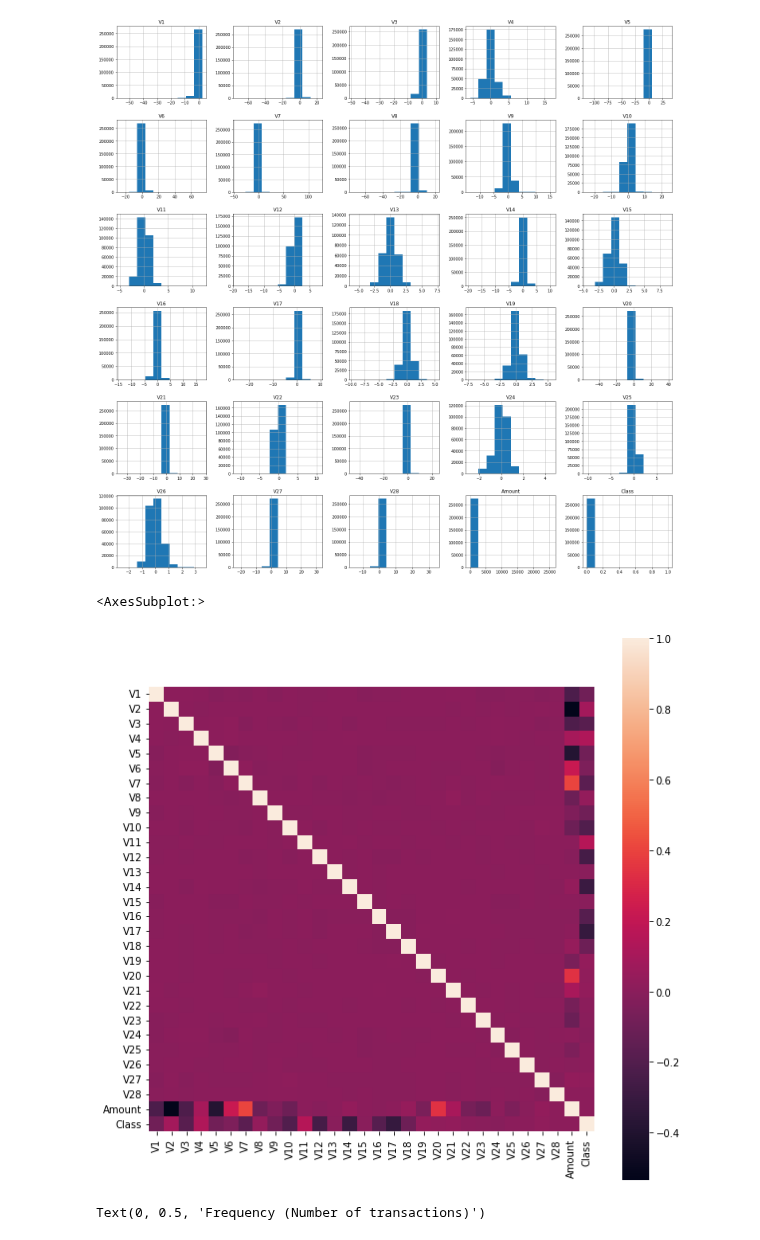
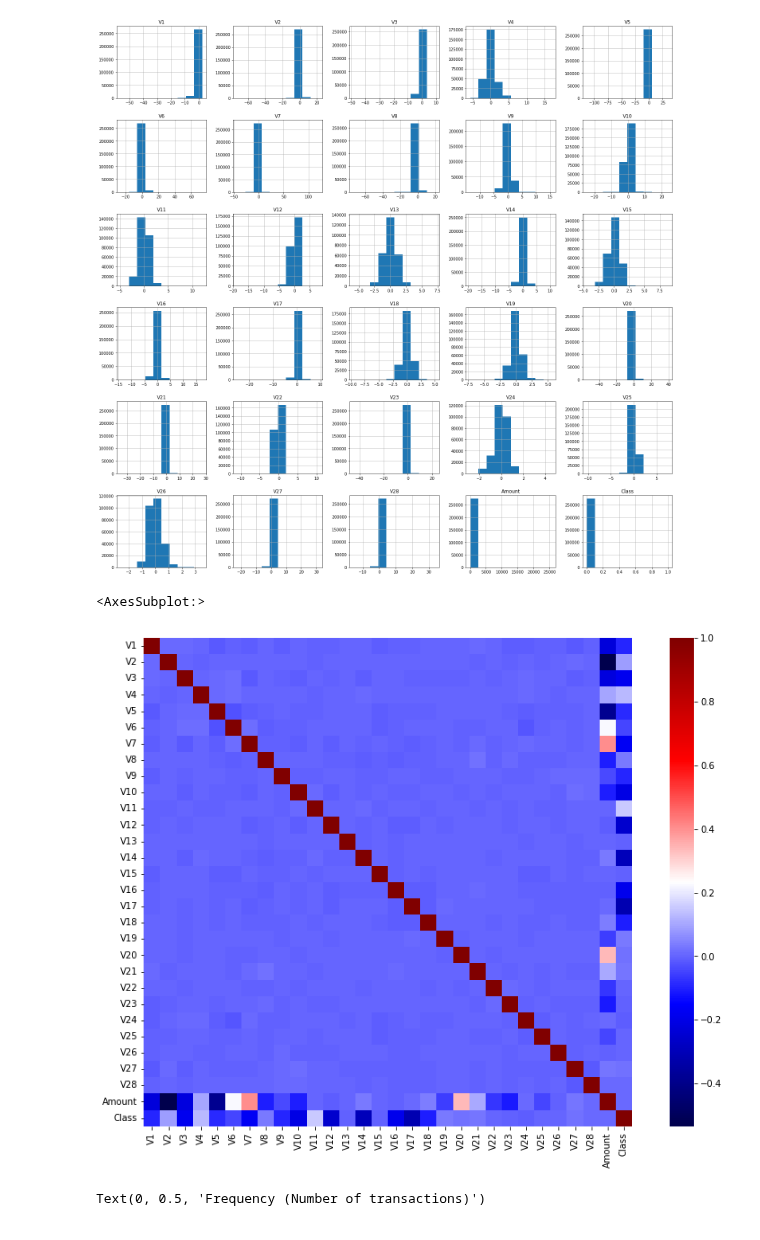
Before and after one commit to PHNPR/Credit-Card-Fraud-Detection, a Jupyter notebook: Credit Card Fraud.ipynb, the cells around one changed output. Cells and saved outputs as stored; diff of their text form; code cells hidden in the pictures.

```diff
--- a/Credit Card Fraud.ipynb
+++ b/Credit Card Fraud.ipynb
@@ -70,11 +71,11 @@ plt.show()
 [figure]
 # %%
 # Correlation Matrix
-fig = plt.figure(figsize=(10,10))
-sns.heatmap(data.corr() , square= True )
+fig = plt.figure(figsize=(15,10))
+sns.heatmap(data.corr() , square= True , cmap= plt.get_cmap('seismic'))
 # %% [output]
 <AxesSubplot:>
-[figure, old version]
+[figure, new version]
 # %%
 # plotting a bar graph showing normal transactions and fraud transactions.
 count_classes = pd.value_counts(data['Class'], sort = True)
```
Also changed, not shown: parts of 39 cells of this notebook.
